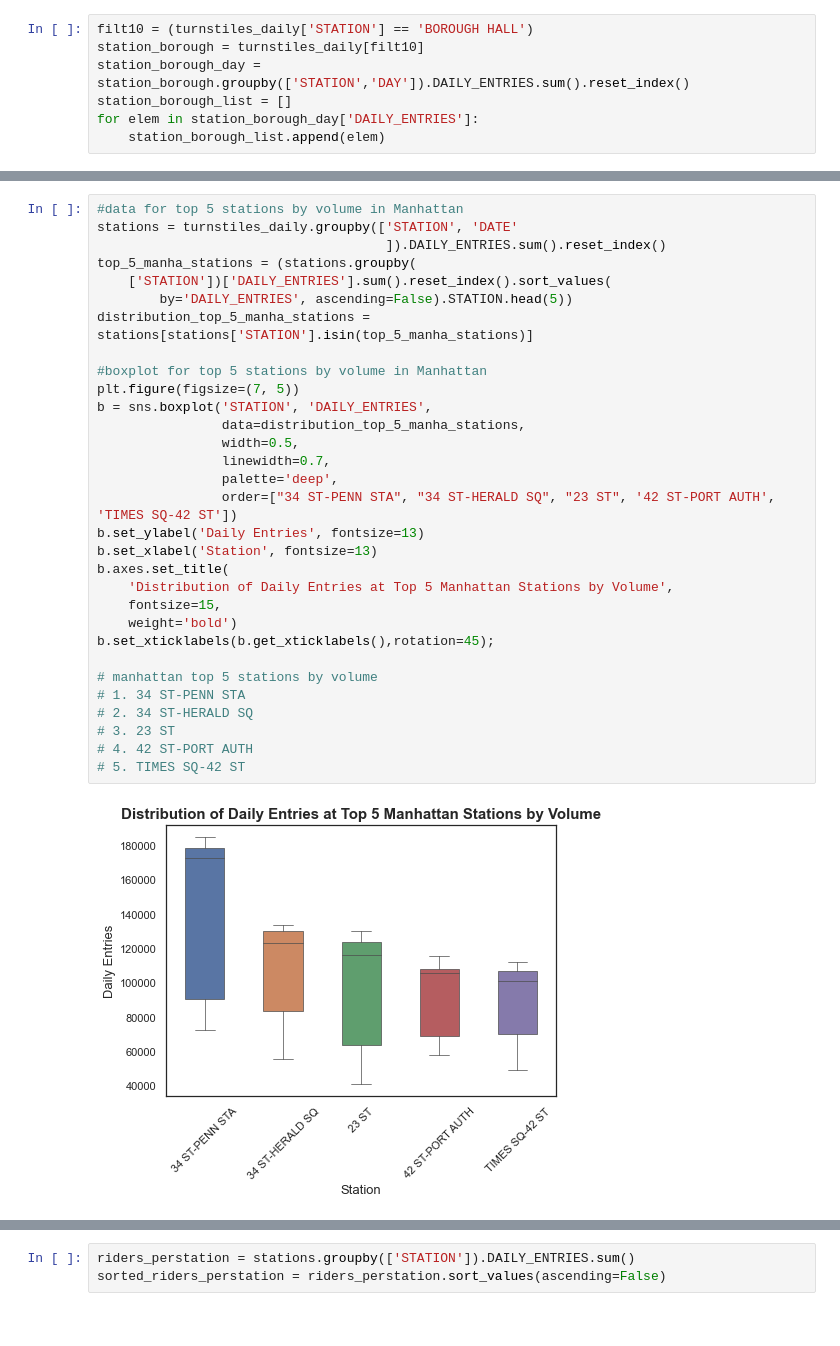
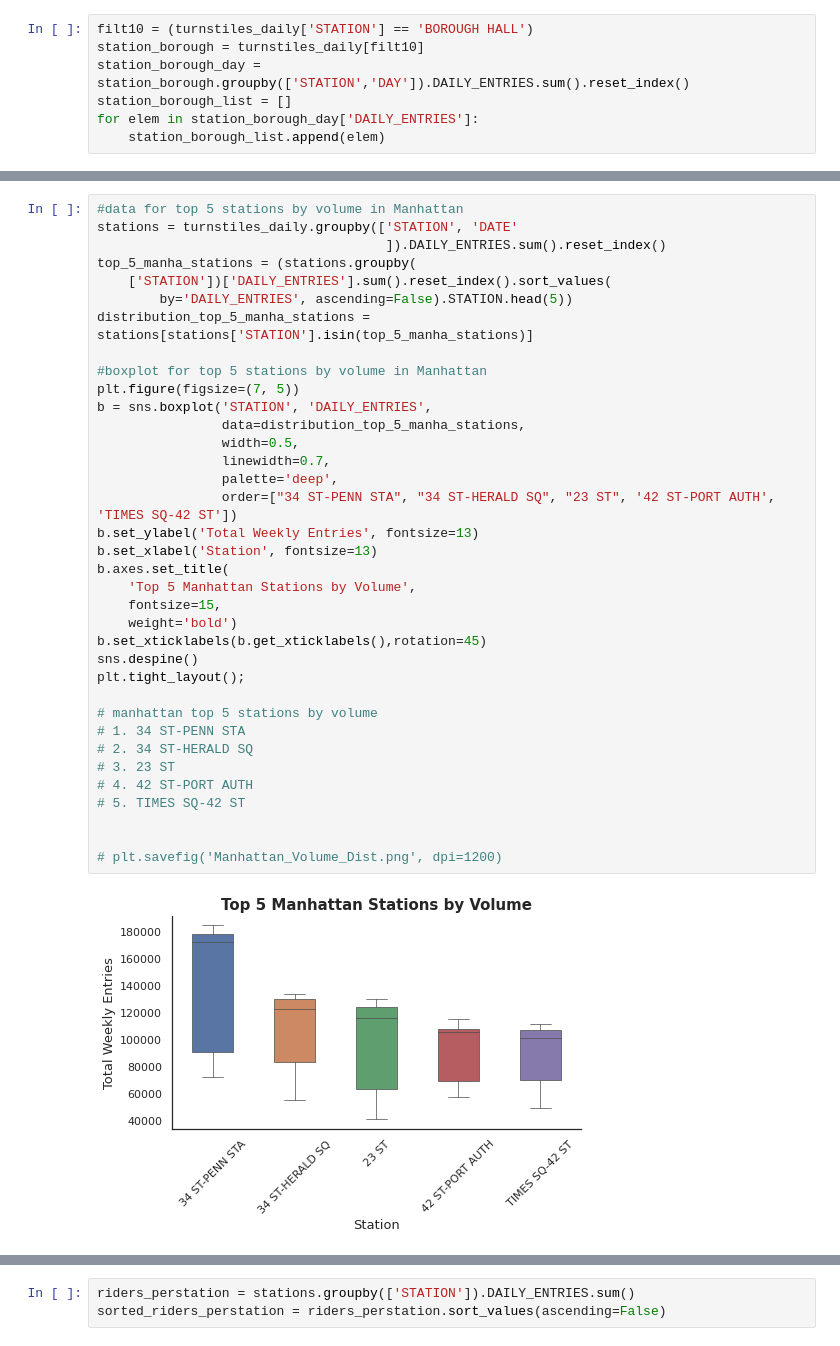
Before and after one commit to Dyllanjrusher/Maximizing_Gala_Attendance, a Jupyter notebook: project_1_MTA.ipynb, the cells around one changed output, grey strips where cells are left out. Drawn from its saved outputs; the diff is of its cells as text.

Commit message:
made img folder, added time series, finalized charts

```diff
--- a/project_1_MTA.ipynb
+++ b/project_1_MTA.ipynb
@@ -520,36 +520,41 @@ plt.plot(mean_list,'k');
 # %%
 #data for top 5 stations by volume in Manhattan
 stations = turnstiles_daily.groupby(['STATION', 'DATE'
                                      ]).DAILY_ENTRIES.sum().reset_index()
 top_5_manha_stations = (stations.groupby(
     ['STATION'])['DAILY_ENTRIES'].sum().reset_index().sort_values(
         by='DAILY_ENTRIES', ascending=False).STATION.head(5))
 distribution_top_5_manha_stations = stations[stations['STATION'].isin(top_5_manha_stations)]
 
 #boxplot for top 5 stations by volume in Manhattan
 plt.figure(figsize=(7, 5))
 b = sns.boxplot('STATION', 'DAILY_ENTRIES',
                 data=distribution_top_5_manha_stations,
                 width=0.5,
                 linewidth=0.7,
                 palette='deep',
                 order=["34 ST-PENN STA", "34 ST-HERALD SQ", "23 ST", '42 ST-PORT AUTH', 'TIMES SQ-42 ST'])
-b.set_ylabel('Daily Entries', fontsize=13)
+b.set_ylabel('Total Weekly Entries', fontsize=13)
 b.set_xlabel('Station', fontsize=13)
 b.axes.set_title(
-    'Distribution of Daily Entries at Top 5 Manhattan Stations by Volume',
+    'Top 5 Manhattan Stations by Volume',
     fontsize=15,
     weight='bold')
-b.set_xticklabels(b.get_xticklabels(),rotation=45);
+b.set_xticklabels(b.get_xticklabels(),rotation=45)
+sns.despine()
+plt.tight_layout();
 
 # manhattan top 5 stations by volume
 # 1. 34 ST-PENN STA
 # 2. 34 ST-HERALD SQ
 # 3. 23 ST
 # 4. 42 ST-PORT AUTH
 # 5. TIMES SQ-42 ST
+
+
+# plt.savefig('Manhattan_Volume_Dist.png', dpi=1200)
 # %% [output]
-[figure, old version]
+[figure, new version]
 # %%
 #data for top 5 stations by volume in Brooklyn
 top_5_brook_stations = ['59 ST','ATL AV-BARCLAY','JAY ST-METROTEC', 'CHURCH AV','BOROUGH HALL']
```
Also changed, not shown: parts of 3 cells of this notebook, 11 other files.
